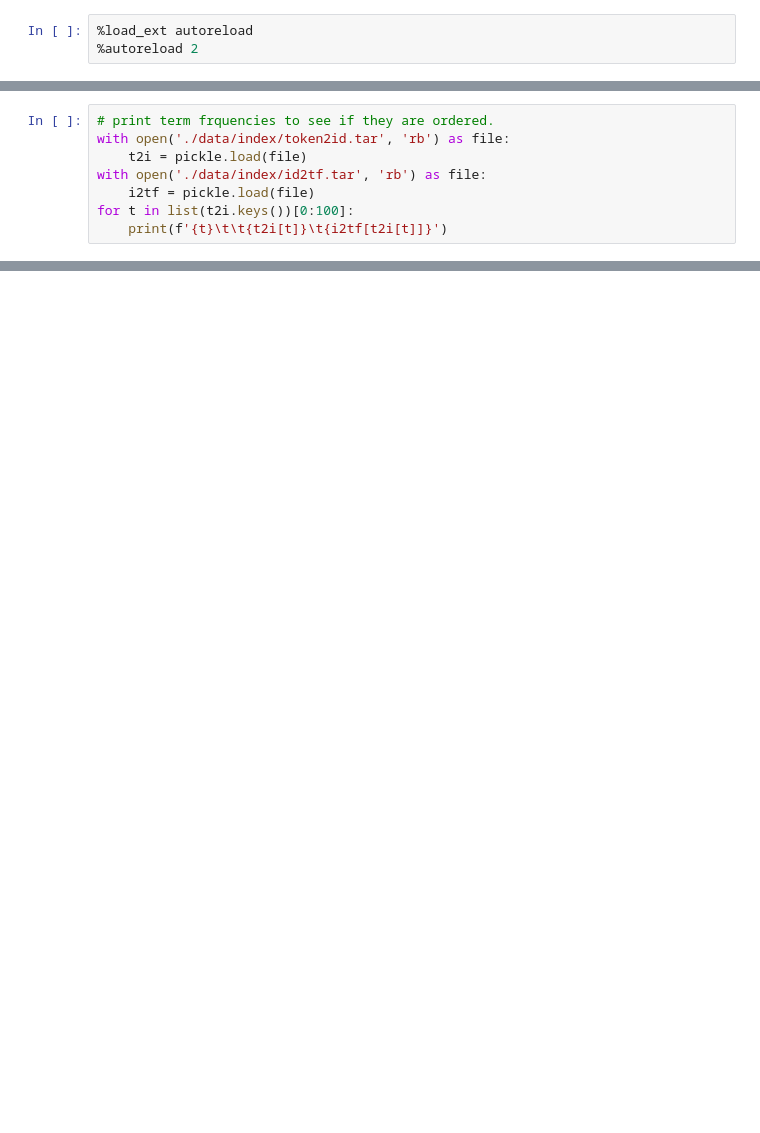
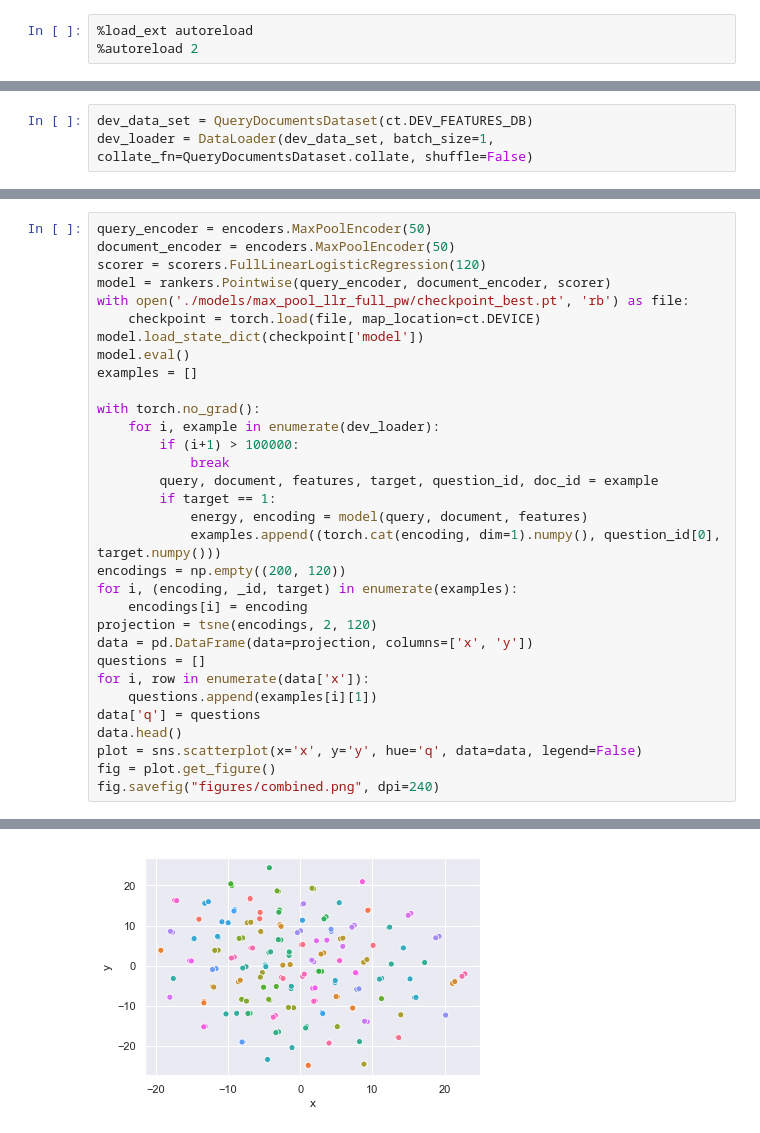
Before and after one commit to janaleible/hotpotQA-ir-task, a Jupyter notebook: main_xperiments.ipynb, the cells around one changed output, grey strips where cells are left out. Saved outputs shown, nothing was run; the diff lists cells and outputs as text; blank space fills up the shorter version.

Commit message:
tsne, and other plots.

```diff
--- a/main_xperiments.ipynb
+++ b/main_xperiments.ipynb
@@ -26,8 +26,0 @@ encoder.embed(torch.tensor(1).view(1,1))
-# %%
-# print term frquencies to see if they are ordered.
-with open('./data/index/token2id.tar', 'rb') as file:
-    t2i = pickle.load(file)
-with open('./data/index/id2tf.tar', 'rb') as file:
-    i2tf = pickle.load(file)
-for t in list(t2i.keys())[0:100]:
-    print(f'{t}\t\t{t2i[t]}\t{i2tf[t2i[t]]}')
@@ -337,0 +27,3 @@ AssertionError:
+# %%
+dev_data_set = QueryDocumentsDataset(ct.DEV_FEATURES_DB)
+dev_loader = DataLoader(dev_data_set, batch_size=1, collate_fn=QueryDocumentsDataset.collate, shuffle=False)
@@ -337,0 +32,33 @@ AssertionError:
+# %%
+query_encoder = encoders.MaxPoolEncoder(50)
+document_encoder = encoders.MaxPoolEncoder(50)
+scorer = scorers.FullLinearLogisticRegression(120)
+model = rankers.Pointwise(query_encoder, document_encoder, scorer)
+with open('./models/max_pool_llr_full_pw/checkpoint_best.pt', 'rb') as file:
+    checkpoint = torch.load(file, map_location=ct.DEVICE)
+model.load_state_dict(checkpoint['model'])
+model.eval()
+examples = []
+
+with torch.no_grad():
+    for i, example in enumerate(dev_loader):
+        if (i+1) > 100000:
+            break
+        query, document, features, target, question_id, doc_id = example
+        if target == 1:
+            energy, encoding = model(query, document, features)
+            examples.append((torch.cat(encoding, dim=1).numpy(), question_id[0], target.numpy()))
+encodings = np.empty((200, 120))
+for i, (encoding, _id, target) in enumerate(examples):
+    encodings[i] = encoding
+projection = tsne(encodings, 2, 120)
+data = pd.DataFrame(data=projection, columns=['x', 'y'])
+questions = []
+for i, row in enumerate(data['x']):
+    questions.append(examples[i][1])
+data['q'] = questions
+data.head()
+plot = sns.scatterplot(x='x', y='y', hue='q', data=data, legend=False)
+fig = plot.get_figure()
+fig.savefig("figures/combined.png", dpi=240)
+# %% [output]
@@ -337,0 +82 @@ AssertionError:
+[figure, added]
```
Also changed, not shown: parts of 47 cells of this notebook, 7 other files.
